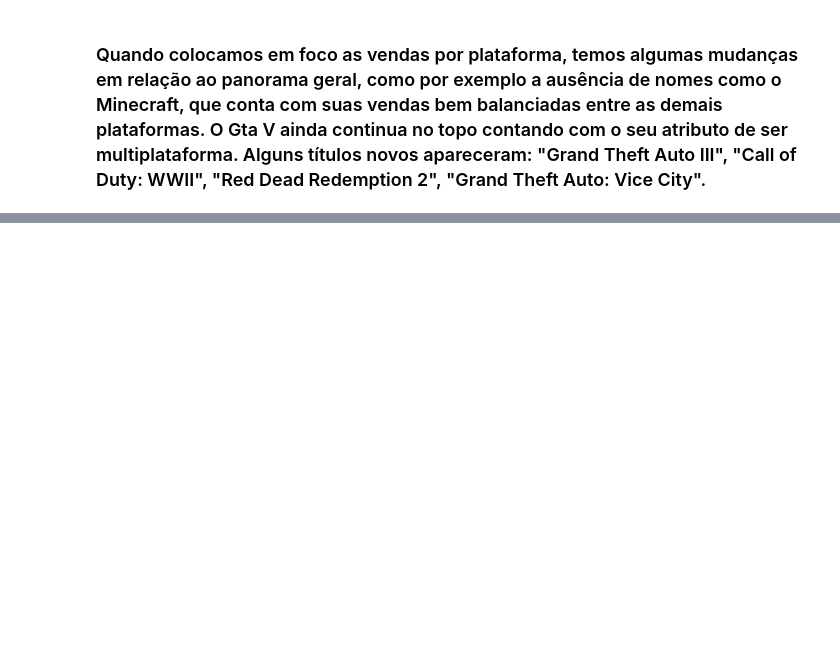
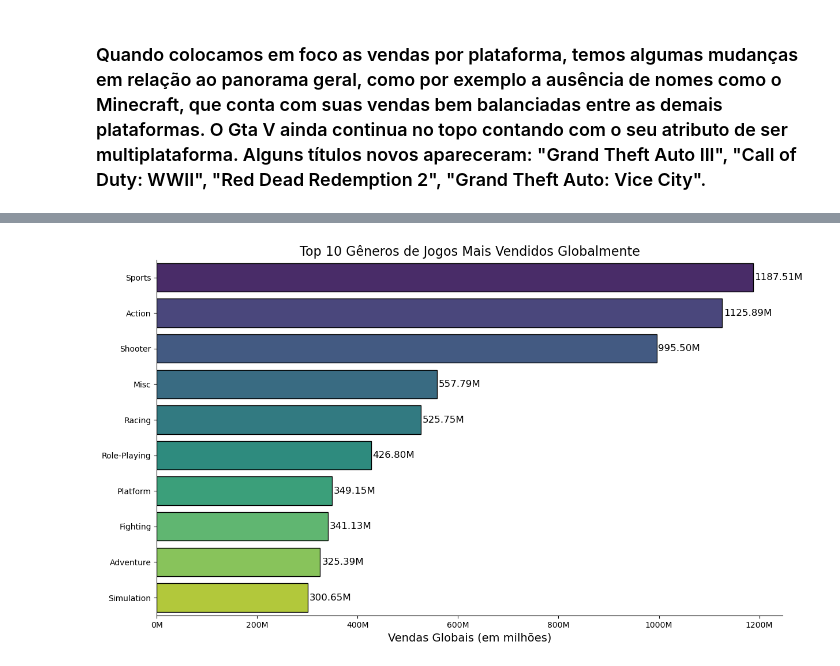
Before and after one commit to MatheusMorandi/Analise_Vendas_Jogos_2024, a Jupyter notebook: src/eda.ipynb, the cells around one changed output, grey strips where cells are left out. Cells and saved outputs as stored; diff of their text form; code cells hidden in the pictures; blank space fills up the shorter version.

Commit message:
Feat: Grafico de Generos

```diff
--- a/src/eda.ipynb
+++ b/src/eda.ipynb
@@ -266,0 +285,4 @@ mine.head(7)
+# %%
+generos = ds.groupby(["genre"])["total_sales"].sum().sort_values(ascending = False).head(10)
+
+generos
@@ -266,0 +302,29 @@ mine.head(7)
+# %%
+plt.figure(figsize = (14,8))
+
+ax = sns.barplot(
+    data = pd.DataFrame(generos),
+    x = generos.values,
+    y = generos.index,
+    palette = "viridis",
+    edgecolor="black",
+    hue = generos.index,
+    legend = False)
+
+
+plt.gca().xaxis.set_major_formatter(plt.FuncFormatter(formatador))
+
+for container in ax.containers:
+    ax.bar_label(container, fmt = "%.2fM", padding = 2, fontsize = 12)
+
+plt.title("Top 10 Gêneros de Jogos Mais Vendidos Globalmente", fontsize = 16, pad = 5)
+
+plt.xlabel("Vendas Globais (em milhões)", fontsize = 14)
+
+plt.ylabel("")
+
+sns.despine()
+
+plt.show()
+# %% [output]
+[figure, added]
```
Also changed, not shown: parts of 2 cells of this notebook.
